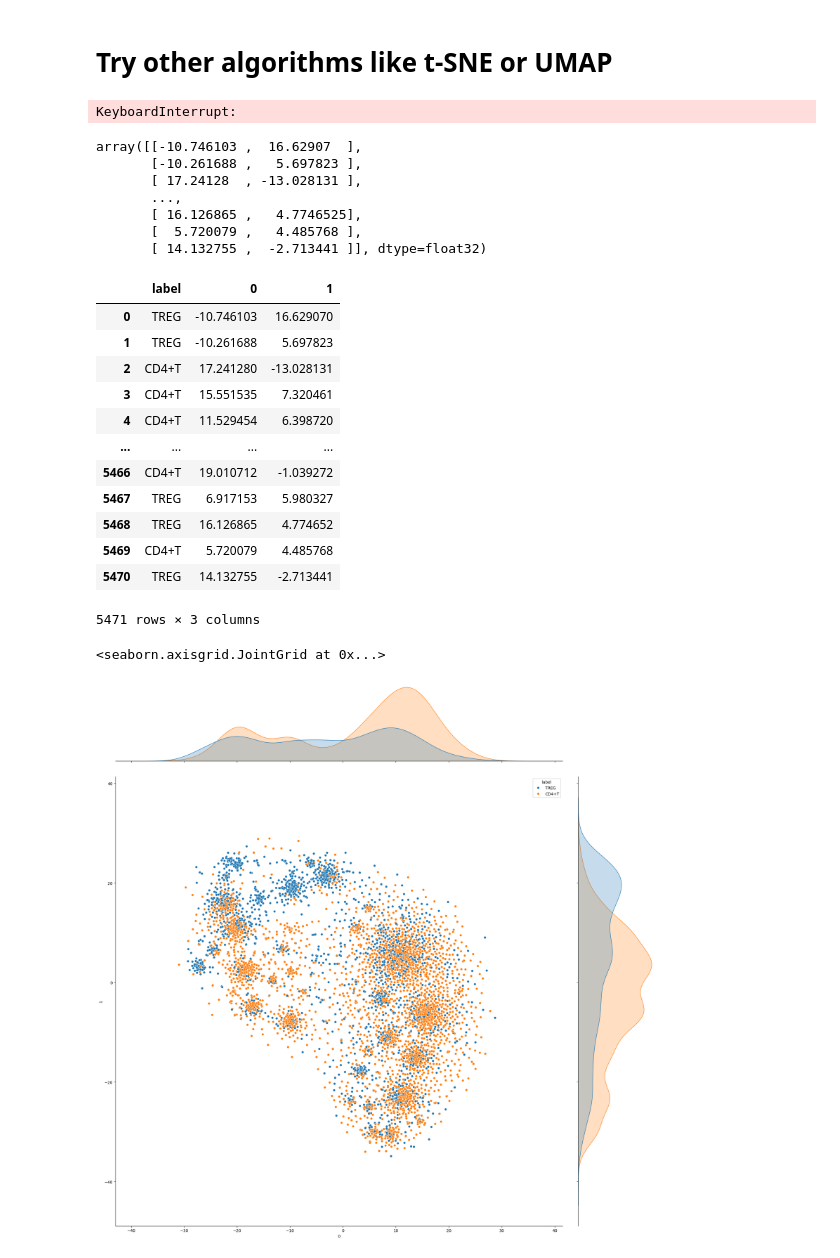
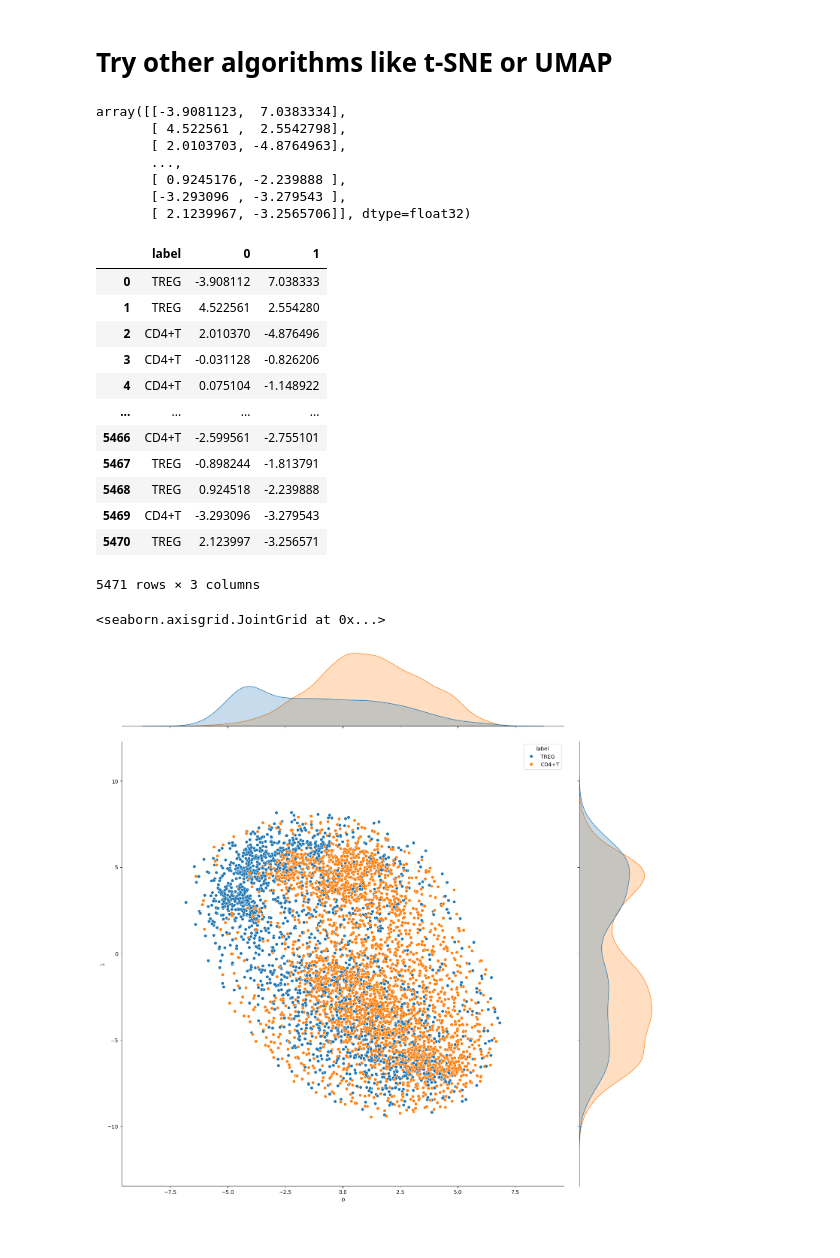
Before and after one commit to NeuralWave42/ST443-Project, a Jupyter notebook: prelim_analysis.ipynb, the cells around one changed output. Drawn from its saved outputs; the diff is of its cells as text; code cells hidden in the pictures.

```diff
--- a/prelim_analysis.ipynb
+++ b/prelim_analysis.ipynb
@@ -152,31 +158,29 @@ This has already been modified to be optimal
 # %% [markdown]
 # Try other algorithms like t-SNE or UMAP
 # %%
-tic =time.time()
+# tic =time.time()
 
-# TIME THE T-SNE TO SEE IF IT IS FEASIBLE. TAKES A 1000 YEARS SO UNFEASIBLE. MAYBE PCA TO 50 AND THEN THIS? OR UMAP TEST.
-manifold.TSNE(n_components=10, learning_rate='auto',method="exact",
-                  init='random', perplexity=3).fit_transform(X_standardized)
+# # TIME THE T-SNE TO SEE IF IT IS FEASIBLE. TAKES A 1000 YEARS SO UNFEASIBLE. MAYBE PCA TO 50 AND THEN THIS? OR UMAP TEST.
+# manifold.TSNE(n_components=10, learning_rate='auto',method="exact",
+#                   init='random', perplexity=3).fit_transform(X_standardized)
 
-toc = time.time()
+# toc = time.time()
 
-exec_time = (toc-tic)/60
-print(exec_time)
+# exec_time = (toc-tic)/60
+# print(exec_time)
-# %% [output]
-KeyboardInterrupt:
 # %%
 
 X_embedded = manifold.TSNE(n_components=2, learning_rate='auto',
-                  init='random', perplexity=3).fit_transform(X_standardized)
+                  init='random', perplexity=30,random_state=42).fit_transform(X_standardized)
 X_embedded
 # %% [output]
-array([[-10.746103 ,  16.62907  ],
-       [-10.261688 ,   5.697823 ],
-       [ 17.24128  , -13.028131 ],
+array([[-3.9081123,  7.0383334],
+       [ 4.522561 ,  2.5542798],
+       [ 2.0103703, -4.8764963],
        ...,
-       [ 16.126865 ,   4.7746525],
-       [  5.720079 ,   4.485768 ],
-       [ 14.132755 ,  -2.713441 ]], dtype=float32)
+       [ 0.9245176, -2.239888 ],
+       [-3.293096 , -3.279543 ],
+       [ 2.1239967, -3.2565706]], dtype=float32)
 # %%
 X_tsne = pd.DataFrame(X_embedded)
 # %%
@@ -185,20 +189,20 @@ df_tsne_2 = pd.concat([df['label'],X_tsne],axis=1)
 df_tsne_2
 # %% [output]
 |  | label | 0 | 1 |
-| 0 | TREG | -10.746103 | 16.629070 |
-| 1 | TREG | -10.261688 | 5.697823 |
-| 2 | CD4+T | 17.241280 | -13.028131 |
-| 3 | CD4+T | 15.551535 | 7.320461 |
-| 4 | CD4+T | 11.529454 | 6.398720 |
+| 0 | TREG | -3.908112 | 7.038333 |
+| 1 | TREG | 4.522561 | 2.554280 |
+| 2 | CD4+T | 2.010370 | -4.876496 |
+| 3 | CD4+T | -0.031128 | -0.826206 |
+| 4 | CD4+T | 0.075104 | -1.148922 |
 | ... | ... | ... | ... |
-| 5466 | CD4+T | 19.010712 | -1.039272 |
-| 5467 | TREG | 6.917153 | 5.980327 |
-| 5468 | TREG | 16.126865 | 4.774652 |
-| 5469 | CD4+T | 5.720079 | 4.485768 |
-| 5470 | TREG | 14.132755 | -2.713441 |
+| 5466 | CD4+T | -2.599561 | -2.755101 |
+| 5467 | TREG | -0.898244 | -1.813791 |
+| 5468 | TREG | 0.924518 | -2.239888 |
+| 5469 | CD4+T | -3.293096 | -3.279543 |
+| 5470 | TREG | 2.123997 | -3.256571 |
 5471 rows × 3 columns
 # %%
-sns.jointplot(data=df_tsne_2, x=0, y=1, hue="label",height=20)
+sns.jointplot(data=df_tsne_2, x=0, y=1, hue="label",height=15)
 # %% [output]
 <seaborn.axisgrid.JointGrid at 0x...>
-[figure, old version]
+[figure, new version]
```
Also changed, not shown: parts of 4 cells of this notebook, 10 other files.
